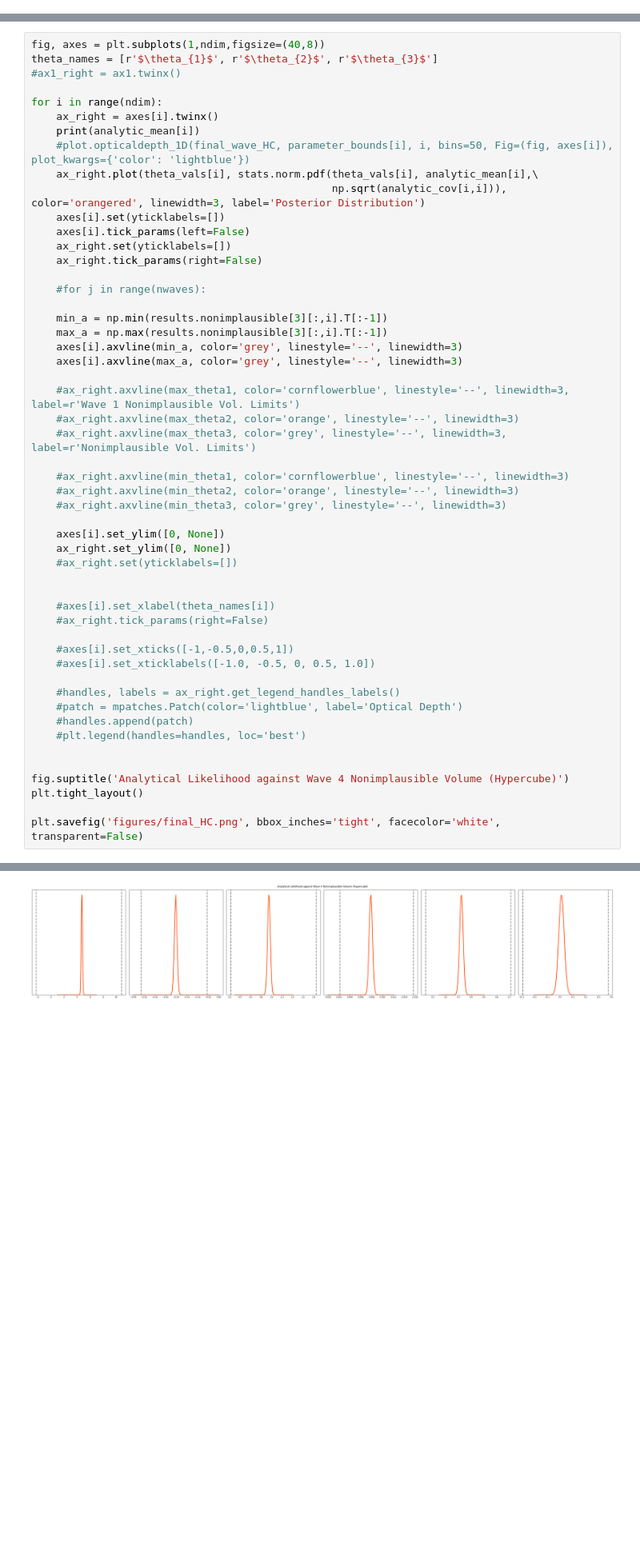
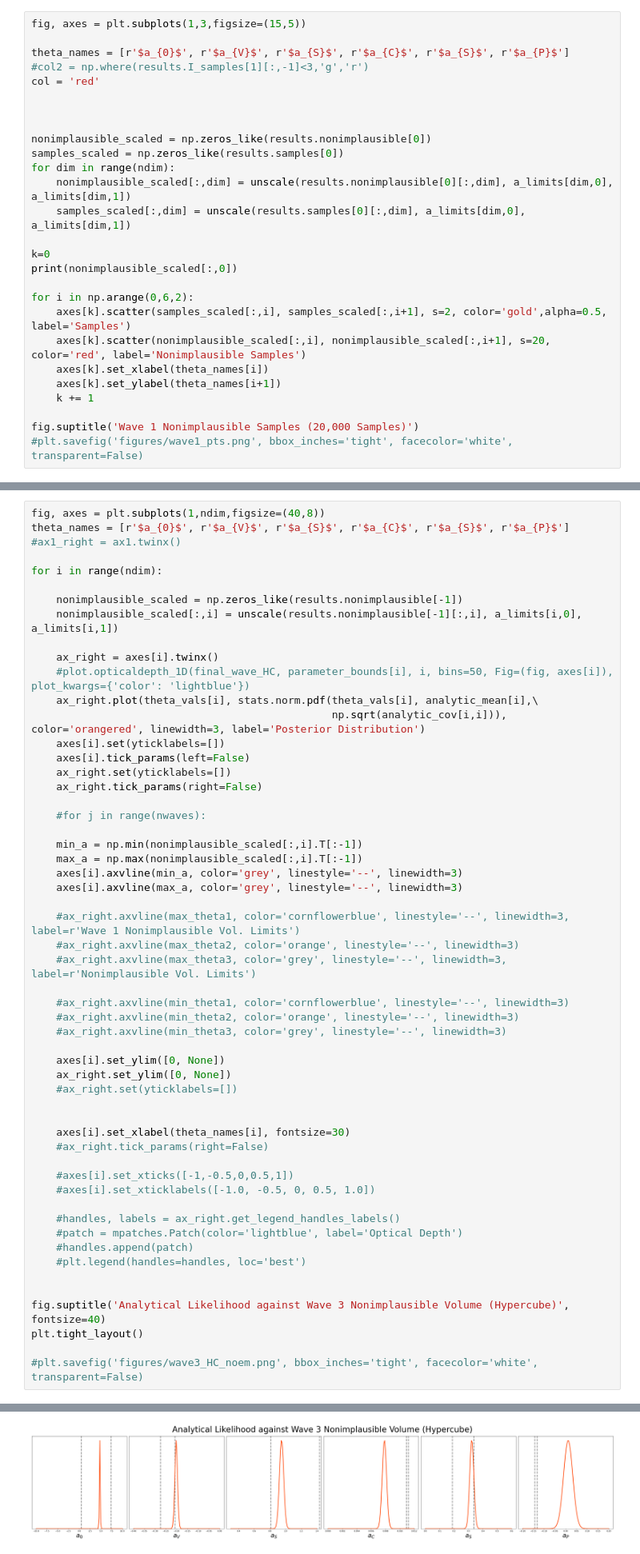
Before and after one commit to elliemay481/HistoryMatching, a Jupyter notebook: LiquidDropModel2.ipynb, the cells around one changed output, grey strips where cells are left out. Shown: that part at 80% size. Saved outputs shown, nothing was run; the diff lists cells and outputs as text; blank space fills up the shorter version.

Commit message:
Plot activate parameters

```diff
--- a/LiquidDropModel2.ipynb
+++ b/LiquidDropModel2.ipynb
@@ -321,0 +324,27 @@ print(true)
+# %%
+fig, axes = plt.subplots(1,3,figsize=(15,5))
+
+theta_names = [r'$a_{0}$', r'$a_{V}$', r'$a_{S}$', r'$a_{C}$', r'$a_{S}$', r'$a_{P}$']
+#col2 = np.where(results.I_samples[1][:,-1]<3,'g','r')
+col = 'red'
+
+
+
+nonimplausible_scaled = np.zeros_like(results.nonimplausible[0])
+samples_scaled = np.zeros_like(results.samples[0])
+for dim in range(ndim):
+    nonimplausible_scaled[:,dim] = unscale(results.nonimplausible[0][:,dim], a_limits[dim,0],  a_limits[dim,1])
+    samples_scaled[:,dim] = unscale(results.samples[0][:,dim], a_limits[dim,0],  a_limits[dim,1])
+
+k=0
+print(nonimplausible_scaled[:,0])
+
+for i in np.arange(0,6,2):
+    axes[k].scatter(samples_scaled[:,i], samples_scaled[:,i+1], s=2, color='gold',alpha=0.5, label='Samples')
+    axes[k].scatter(nonimplausible_scaled[:,i], nonimplausible_scaled[:,i+1], s=20, color='red', label='Nonimplausible Samples')
+    axes[k].set_xlabel(theta_names[i])
+    axes[k].set_ylabel(theta_names[i+1])
+    k += 1
+
+fig.suptitle('Wave 1 Nonimplausible Samples (20,000 Samples)')
+#plt.savefig('figures/wave1_pts.png', bbox_inches='tight', facecolor='white', transparent=False)
@@ -322,11 +374,14 @@ print(true)
 # %%
 fig, axes = plt.subplots(1,ndim,figsize=(40,8))
-theta_names = [r'$\theta_{1}$', r'$\theta_{2}$', r'$\theta_{3}$']
+theta_names = [r'$a_{0}$', r'$a_{V}$', r'$a_{S}$', r'$a_{C}$', r'$a_{S}$', r'$a_{P}$']
 #ax1_right = ax1.twinx()
 
 for i in range(ndim):
+
+    nonimplausible_scaled = np.zeros_like(results.nonimplausible[-1])
+    nonimplausible_scaled[:,i] = unscale(results.nonimplausible[-1][:,i], a_limits[i,0],  a_limits[i,1])
+
     ax_right = axes[i].twinx()
-    print(analytic_mean[i])
     #plot.opticaldepth_1D(final_wave_HC, parameter_bounds[i], i, bins=50, Fig=(fig, axes[i]), plot_kwargs={'color': 'lightblue'})
     ax_right.plot(theta_vals[i], stats.norm.pdf(theta_vals[i], analytic_mean[i],\
                                                 np.sqrt(analytic_cov[i,i])), color='orangered', linewidth=3, label='Posterior Distribution')
@@ -337,8 +392,8 @@ for i in range(ndim):
 
     #for j in range(nwaves):
 
-    min_a = np.min(results.nonimplausible[3][:,i].T[:-1])
-    max_a = np.max(results.nonimplausible[3][:,i].T[:-1])
+    min_a = np.min(nonimplausible_scaled[:,i].T[:-1])
+    max_a = np.max(nonimplausible_scaled[:,i].T[:-1])
     axes[i].axvline(min_a, color='grey', linestyle='--', linewidth=3)
     axes[i].axvline(max_a, color='grey', linestyle='--', linewidth=3)
 
@@ -355,7 +410,7 @@ for i in range(ndim):
     #ax_right.set(yticklabels=[])
 
 
-    #axes[i].set_xlabel(theta_names[i])
+    axes[i].set_xlabel(theta_names[i], fontsize=30)
     #ax_right.tick_params(right=False)
 
     #axes[i].set_xticks([-1,-0.5,0,0.5,1])
@@ -367,8 +422,8 @@ for i in range(ndim):
     #plt.legend(handles=handles, loc='best')
 
 
-fig.suptitle('Analytical Likelihood against Wave 4 Nonimplausible Volume (Hypercube)')
+fig.suptitle('Analytical Likelihood against Wave 3 Nonimplausible Volume (Hypercube)', fontsize=40)
 plt.tight_layout()
 
-plt.savefig('figures/final_HC.png', bbox_inches='tight', facecolor='white', transparent=False)
+#plt.savefig('figures/wave3_HC_noem.png', bbox_inches='tight', facecolor='white', transparent=False)
 # %% [output]
@@ -381 +430 @@ plt.savefig('figures/final_HC.png', bbox_inches='tight', facecolor='white', tran
-[figure, old version]
+[figure, new version]
```
Also changed, not shown: parts of 16 cells of this notebook, 23 other files.
